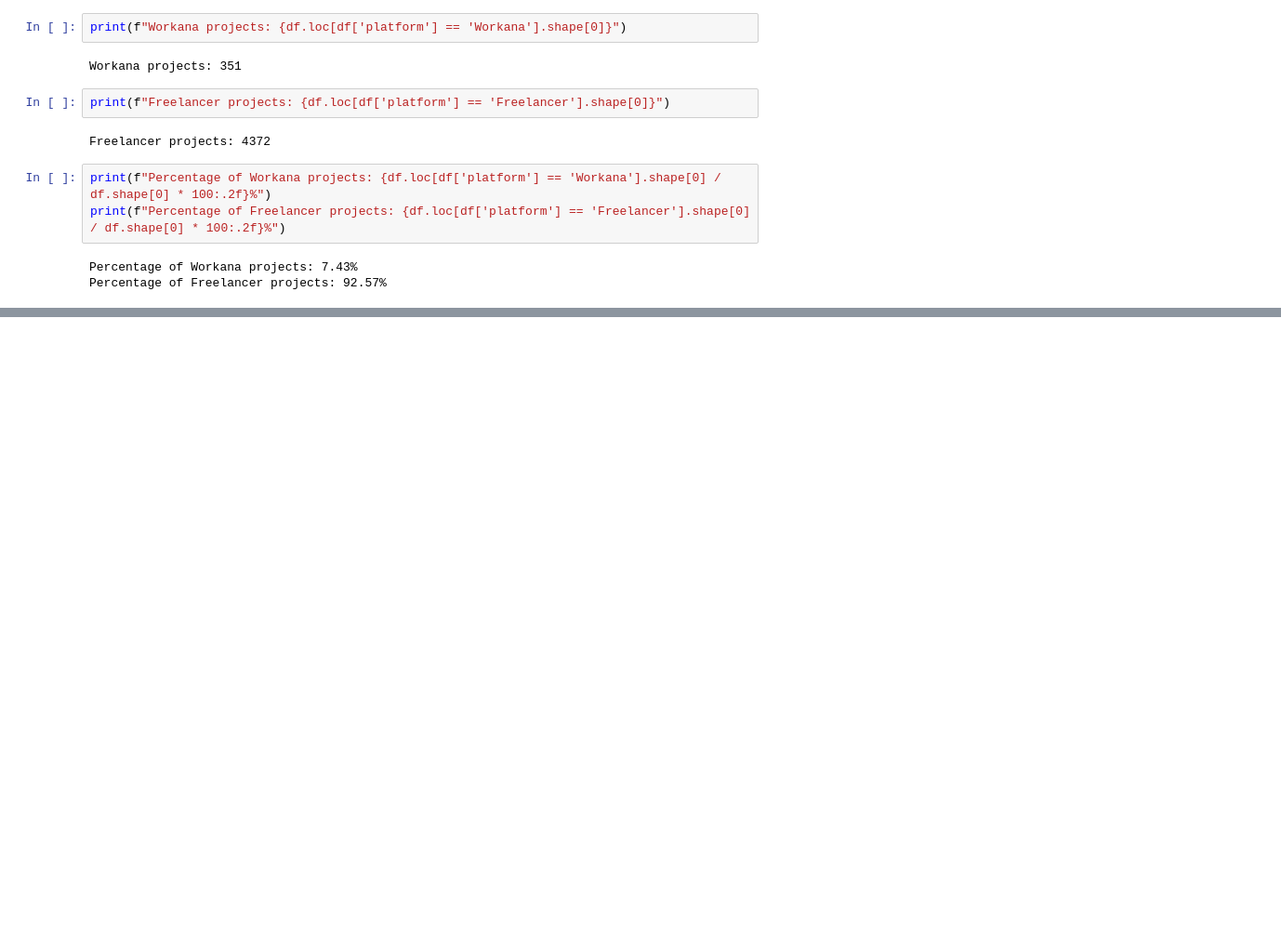
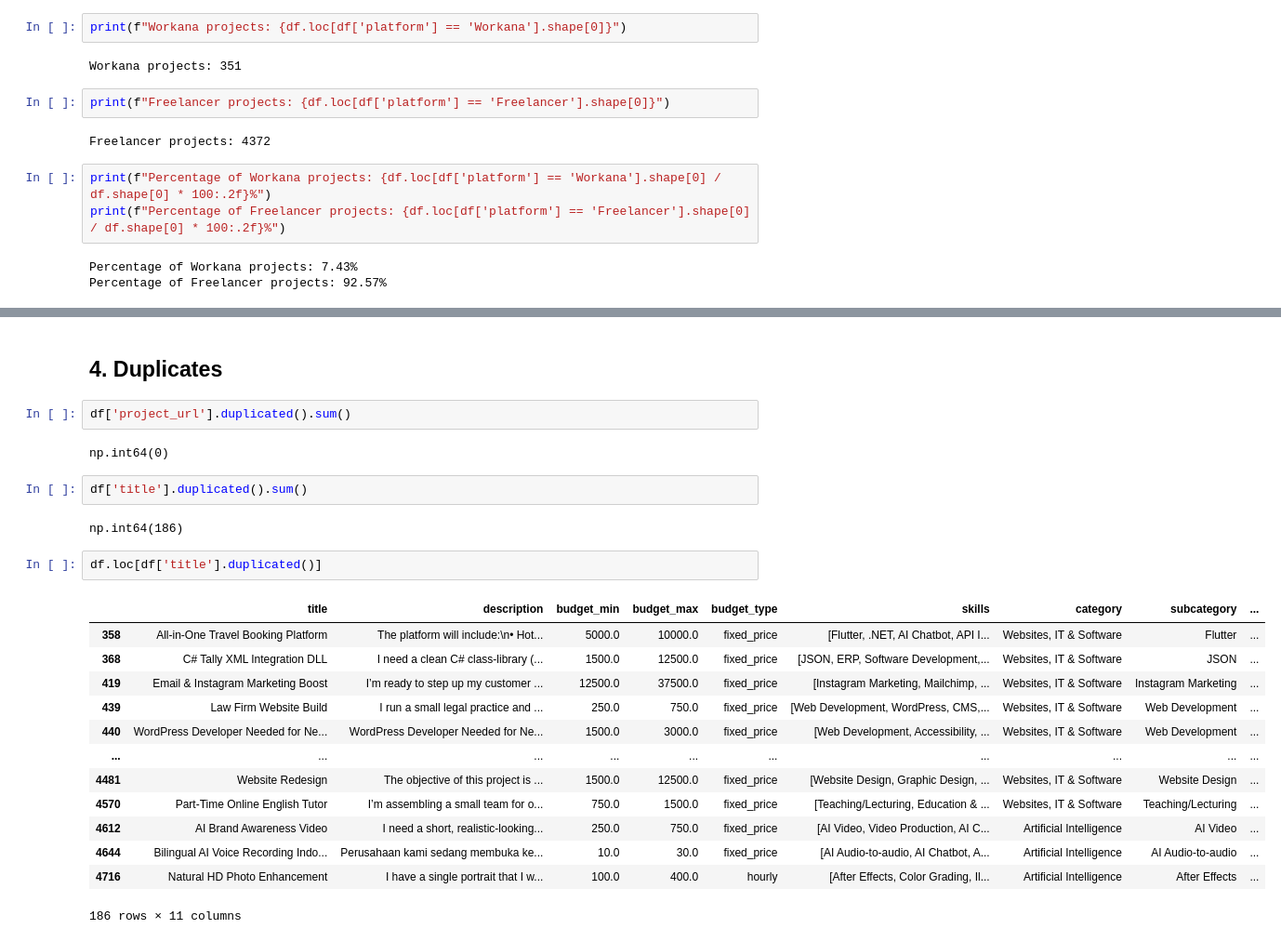
Before and after one commit to chrisvzqz/freelance-pricing-estimator, a Jupyter notebook: notebooks/03_merged_dataset_validation.ipynb, the cells around one changed output, grey strips where cells are left out. Shown at 93% size. Cells and saved outputs as stored; diff of their text form; blank space fills up the shorter version.

```diff
--- a/notebooks/03_merged_dataset_validation.ipynb
+++ b/notebooks/03_merged_dataset_validation.ipynb
@@ -42,0 +115,26 @@ Percentage of Freelancer projects: 92.57%
+# %% [markdown]
+## 4. Duplicates
+# %%
+df['project_url'].duplicated().sum()
+# %% [output]
+np.int64(0)
+# %%
+df['title'].duplicated().sum()
+# %% [output]
+np.int64(186)
+# %%
+df.loc[df['title'].duplicated()]
+# %% [output]
+|  | title | description | budget_min | budget_max | budget_type | skills | category | subcategory | ... |
+| 358 | All-in-One Travel Booking Platform | The platform will include:\n• Hot... | 5000.0 | 10000.0 | fixed_price | [Flutter, .NET, AI Chatbot, API I... | Websites, IT & Software | Flutter | ... |
+| 368 | C# Tally XML Integration DLL | I need a clean C# class-library (... | 1500.0 | 12500.0 | fixed_price | [JSON, ERP, Software Development,... | Websites, IT & Software | JSON | ... |
+| 419 | Email & Instagram Marketing Boost | I’m ready to step up my customer ... | 12500.0 | 37500.0 | fixed_price | [Instagram Marketing, Mailchimp, ... | Websites, IT & Software | Instagram Marketing | ... |
+| 439 | Law Firm Website Build | I run a small legal practice and ... | 250.0 | 750.0 | fixed_price | [Web Development, WordPress, CMS,... | Websites, IT & Software | Web Development | ... |
+| 440 | WordPress Developer Needed for Ne... | WordPress Developer Needed for Ne... | 1500.0 | 3000.0 | fixed_price | [Web Development, Accessibility, ... | Websites, IT & Software | Web Development | ... |
+| ... | ... | ... | ... | ... | ... | ... | ... | ... | ... |
+| 4481 | Website Redesign | The objective of this project is ... | 1500.0 | 12500.0 | fixed_price | [Website Design, Graphic Design, ... | Websites, IT & Software | Website Design | ... |
+| 4570 | Part-Time Online English Tutor | I’m assembling a small team for o... | 750.0 | 1500.0 | fixed_price | [Teaching/Lecturing, Education & ... | Websites, IT & Software | Teaching/Lecturing | ... |
+| 4612 | AI Brand Awareness Video | I need a short, realistic-looking... | 250.0 | 750.0 | fixed_price | [AI Video, Video Production, AI C... | Artificial Intelligence | AI Video | ... |
+| 4644 | Bilingual AI Voice Recording Indo... | Perusahaan kami sedang membuka ke... | 10.0 | 30.0 | fixed_price | [AI Audio-to-audio, AI Chatbot, A... | Artificial Intelligence | AI Audio-to-audio | ... |
+| 4716 | Natural HD Photo Enhancement | I have a single portrait that I w... | 100.0 | 400.0 | hourly | [After Effects, Color Grading, Il... | Artificial Intelligence | After Effects | ... |
+186 rows × 11 columns
```
Also changed, not shown: parts of 38 cells of this notebook.
